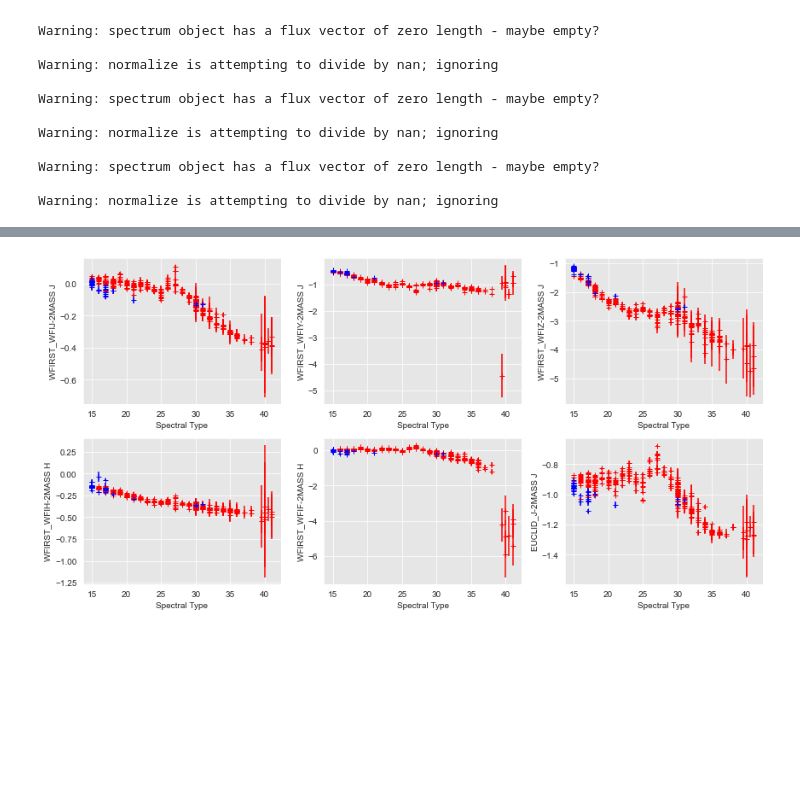
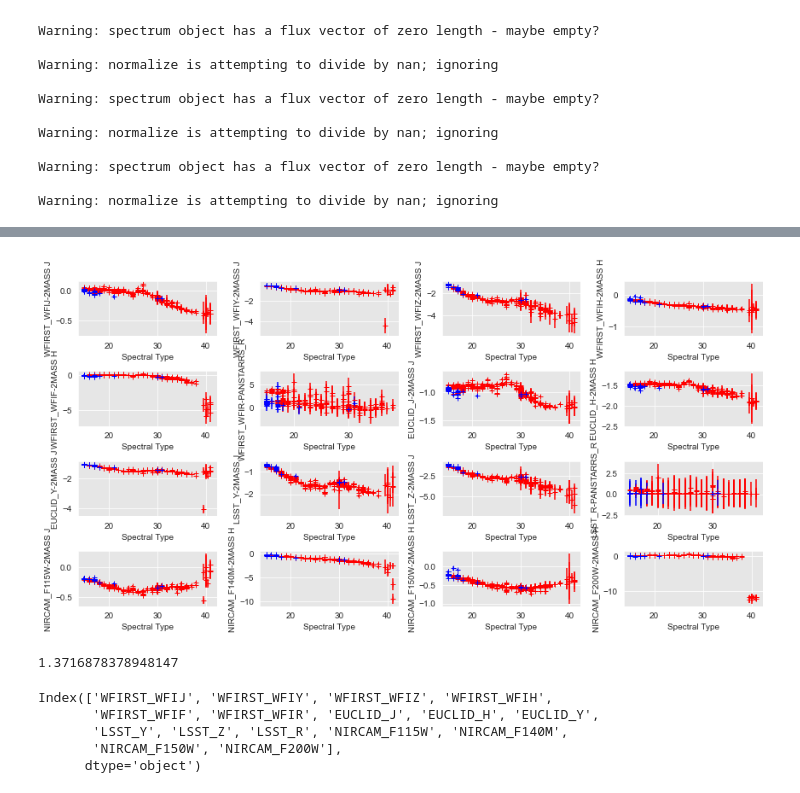
Before and after one commit to caganze/popsims, a Jupyter notebook: notebooks/absmag relations.ipynb, the cells around one changed output, grey strips where cells are left out. Saved outputs shown, nothing was run; the diff lists cells and outputs as text; code cells hidden in the pictures; blank space fills up the shorter version.

Commit message:
updated figures

```diff
--- a/notebooks/absmag relations.ipynb
+++ b/notebooks/absmag relations.ipynb
@@ -103,7 +96,17 @@ smlf=pd.concat([mdwarfs, ls, tdwarfs]).reset_index(drop=True)
+# %%
+def get_file(x):
+    try:
+        return splat.getSpectrum(filename=x)[0]
+    except:
+        return
 # %%
 %%capture
-templs=smlf.DATA_FILE.apply(lambda x: splat.getSpectrum(filename=x)[0])
-sds_spectra=sds.DATA_FILE.apply(lambda x: splat.getSpectrum(filename=x)[0])
+templs=smlf.DATA_FILE.apply(lambda x: get_file(x))
+sds_spectra=sds.DATA_FILE.apply(lambda x:  get_file(x))
+
+
+#all_spectra=pd.read_pickle('/users/caganze/research/popsims/data/splat_spectra.pkl')
+#sd_spectra=pd.read_pickle('/users/caganze/research/popsims/data/sd_spectra.pkl')
 # %%
 schntb['spectra']=[x[0] for x in  spectra_schn]
 
@@ -143,10 +150,23 @@ fl_pairs= [['WFIRST_WFIJ', '2MASS J'],
                ['WFIRST_WFIZ', '2MASS J'],
                ['WFIRST_WFIH', '2MASS H'],
                ['WFIRST_WFIF', '2MASS H'],
+               ['WFIRST_WFIR', 'PANSTARRS_R'],
                ['EUCLID_J', '2MASS J'],
                ['EUCLID_H', '2MASS H'],
                ['EUCLID_Y','2MASS J'],
-               ['WFC3_F110W', '2MASS J']]
+               ['LSST_Y', '2MASS J'],
+               ['LSST_Z', '2MASS J'],
+               ['LSST_R', 'PANSTARRS_R'],
+           ['NIRCAM_F115W','2MASS J'],
+           ['NIRCAM_F140M', '2MASS H'],
+           ['NIRCAM_F150W', '2MASS H'],
+           ['NIRCAM_F200W', '2MASS H']]
+# %%
+#remove nones
+nones= np.array(all_spectra)==None
+all_spectra=all_spectra[~nones]
+spts=spts[~nones]
+assert len(spts) == len(all_spectra)
 # %%
 def wfirst_colors(sp):
     sp.normalize()
@@ -193,38 +213,38 @@ def fit_with_nsigma_clipping(x, y, y_unc, n, sigma=3.):
 # %%
 #
 # %%
-fig, ax=plt.subplots(2, 3, figsize=(12, 6))
+fig, ax=plt.subplots(4, 4, figsize=(12, 6))
 for c, a in zip(df.columns, np.concatenate(ax)):
     if c=='spt':
         pass
     else:
         #fit=None
         vals=np.vstack(df[c].apply(lambda x: np.array(x)).values)
         sd_vals=np.vstack(sd_df[c].apply(lambda x: np.array(x)).values)
         #mask= np.logical_or.reduce([np.isnan(spts),
         #                            np.isnan(vals[:,0]),
         #                            np.isnan(vals[:,1]),
         #                           abs(vals[:,1]/vals[:,0]) > 100.])
 
         #m, fit= fit_with_nsigma_clipping(spts[~mask],
         #                              vals[:,0][~mask],
         #                              vals[:,1][~mask], 6, sigma=5.)
 
 
 
         a.errorbar(spts, vals[:,0], fmt='+',
                    yerr=vals[:,1], color='r')
 
         a.errorbar(sds_spts, sd_vals[:,0], fmt='+',
                    yerr=sd_vals[:,1], color='b')
 
 
         #a.plot(np.arange(15, 43), fit(np.arange(15, 43)), c='k')
         a.set_ylabel(c.upper().replace('AND', '-'))
         a.set_xlabel('Spectral Type')
         plt.tight_layout()
 # %% [output]
-[figure, old version]
+[figure, new version]
 # %%
 #absolute magnitude relation
 import splat.empirical as spe
@@ -297,3 +342,7 @@ def get_abs_mag(spt, flter):
+# %%
+splat.photometry.vegaToAB('2MASS H')
+# %% [output]
+1.3716878378948147
 # %%
 def get_abs_mags(row):
     res={}
@@ -310,3 +361,12 @@ sd_abs_df=sd_df.apply(get_abs_mags, axis=1)
+# %%
+#remove y-dwarfs for jswt filters because they look horrid
+abs_df.keys()
+# %% [output]
+Index(['WFIRST_WFIJ', 'WFIRST_WFIY', 'WFIRST_WFIZ', 'WFIRST_WFIH',
+       'WFIRST_WFIF', 'WFIRST_WFIR', 'EUCLID_J', 'EUCLID_H', 'EUCLID_Y',
+       'LSST_Y', 'LSST_Z', 'LSST_R', 'NIRCAM_F115W', 'NIRCAM_F140M',
+       'NIRCAM_F150W', 'NIRCAM_F200W'],
+      dtype='object')
 # %%
 FITS={}
 # %%
```
Also changed, not shown: parts of 22 cells of this notebook, 24 other files.
